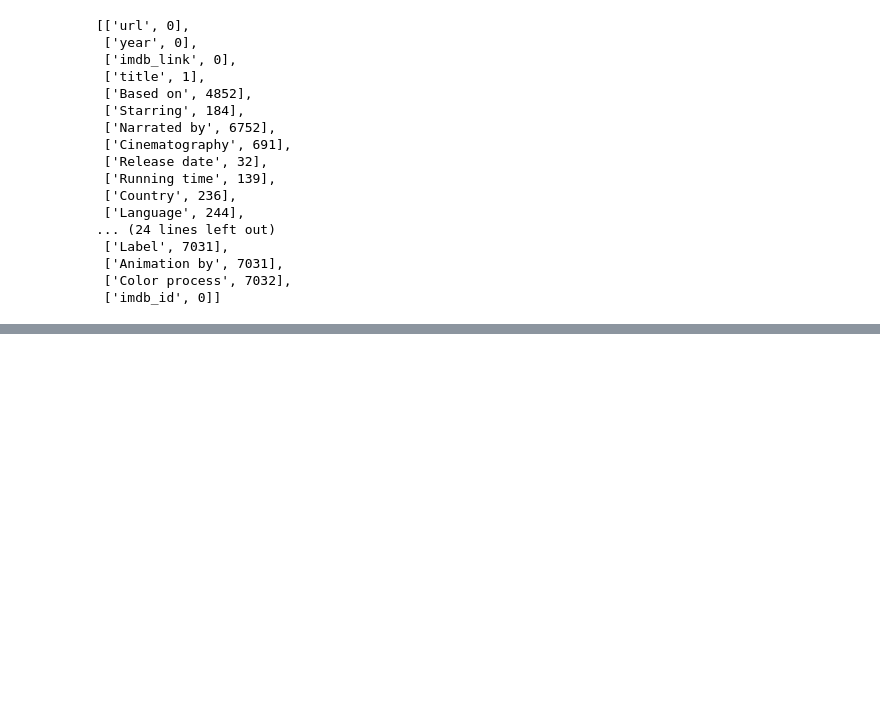
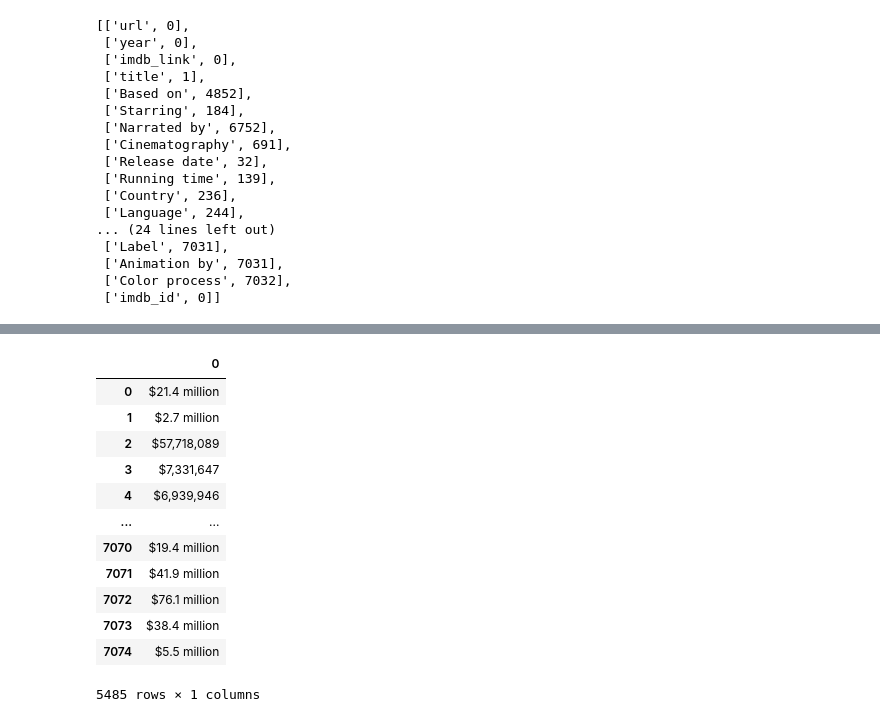
Before and after one commit to ines-tb/movies-etl, a Jupyter notebook: moviesETL.ipynb, the cells around one changed output, grey strips where cells are left out. Saved outputs shown, nothing was run; the diff lists cells and outputs as text; code cells hidden in the pictures; blank space fills up the shorter version.

```diff
--- a/moviesETL.ipynb
+++ b/moviesETL.ipynb
@@ -475,0 +500,7 @@ wikiMoviesDF = wikiMoviesDF[wikiColumnsToKeep]
+# %%
+# BoxOffice, Budget and Running time should be numerical, Release Date a date object
+# Convert Box office to numerical type
+boxOffice = wikiMoviesDF["Box office"].dropna()
+# Print number of Box Office not null values
+print(len(boxBoffice))
+boxOffice.sample(n=10)
@@ -475,0 +556,4 @@ wikiMoviesDF = wikiMoviesDF[wikiColumnsToKeep]
+# %%
+# For the elements that are lists let us join them in a single string
+boxOffice = boxOffice.apply(lambda x: " ".join(x) if type(x) == list else x)
+boxOffice
@@ -475,0 +629,18 @@ wikiMoviesDF = wikiMoviesDF[wikiColumnsToKeep]
+# %%
+# Combine both regex to match either one.
+# Extract function gets data that match a given regex into a DataFrame
+boxOffice.str.extract(f"({formOne}|{formTwo})")
+# %% [output]
+|  | 0 |
+| 0 | $21.4 million |
+| 1 | $2.7 million |
+| 2 | $57,718,089 |
+| 3 | $7,331,647 |
+| 4 | $6,939,946 |
+| ... | ... |
+| 7070 | $19.4 million |
+| 7071 | $41.9 million |
+| 7072 | $76.1 million |
+| 7073 | $38.4 million |
+| 7074 | $5.5 million |
+5485 rows × 1 columns
```
Also changed, not shown: parts of 16 cells of this notebook.
